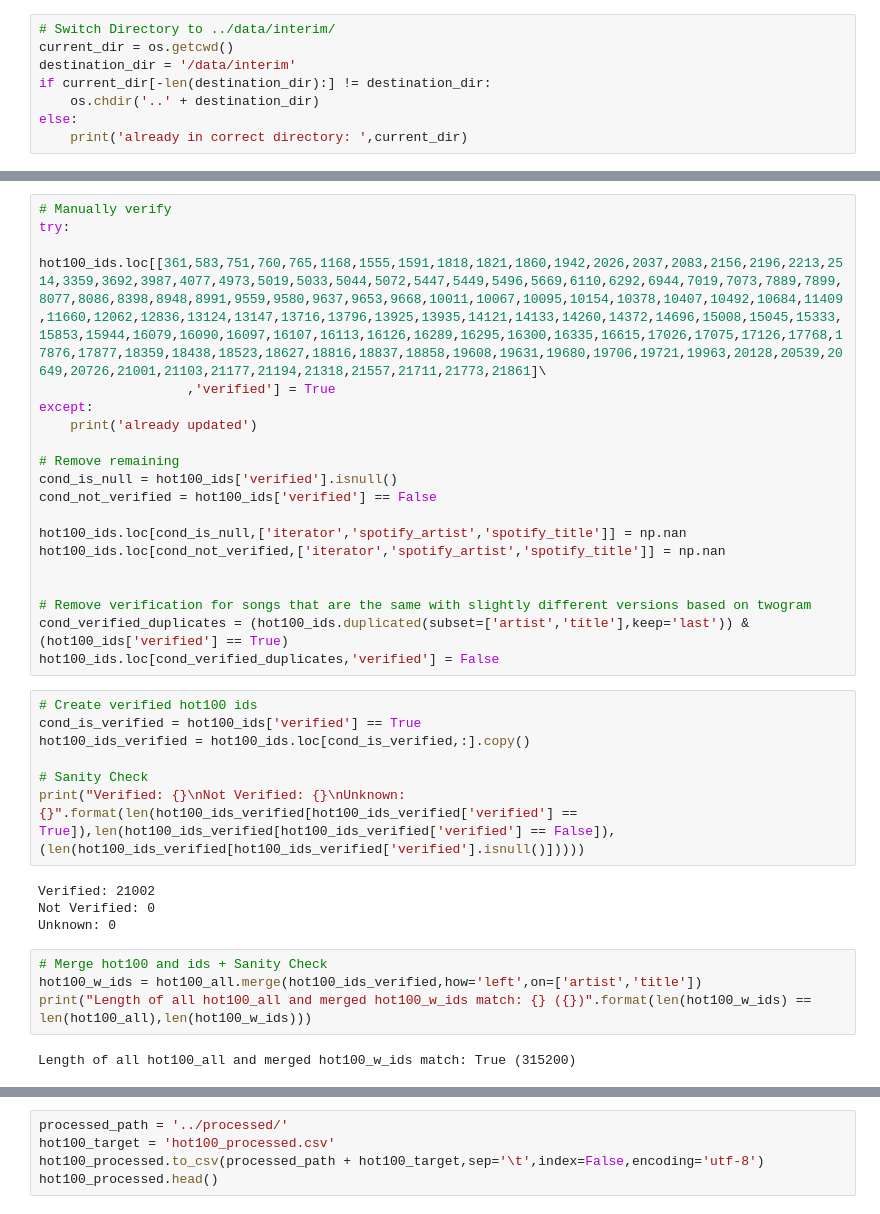
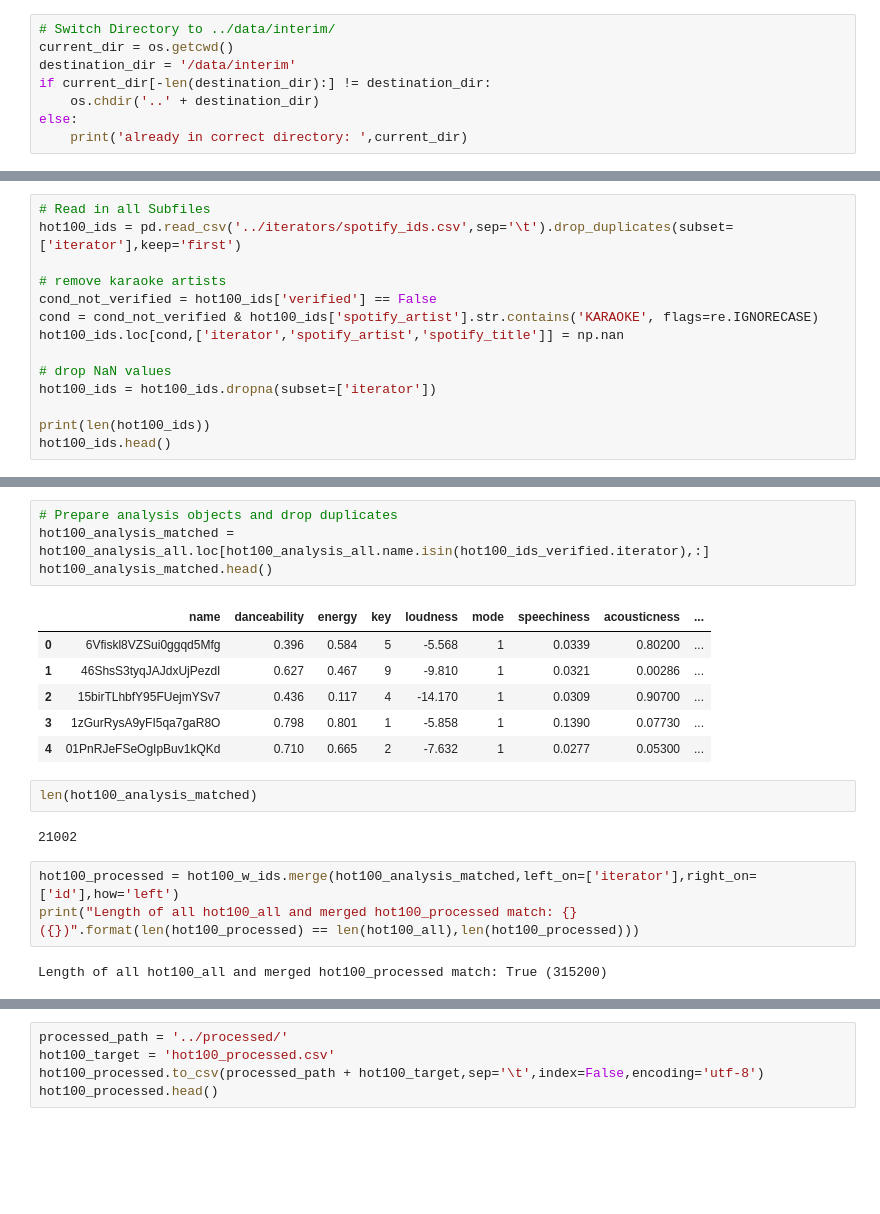
Before and after one commit to Germoe/hit-predictor, a Jupyter notebook: notebooks/_Step 2 Hot 100 Wrangling (Ground Truth).ipynb, the cells around one changed output, grey strips where cells are left out. Drawn from its saved outputs; the diff is of its cells as text; blank space fills up the shorter version.

```diff
--- a/notebooks/Hot 100 Wrangling.ipynb
+++ b/notebooks/_Step 2 Hot 100 Wrangling (Ground Truth).ipynb
@@ -43,0 +47,14 @@ hot100_all.head()
+# %%
+# Read in all Subfiles
+hot100_ids = pd.read_csv('../iterators/spotify_ids.csv',sep='\t').drop_duplicates(subset=['iterator'],keep='first')
+
+# remove karaoke artists
+cond_not_verified = hot100_ids['verified'] == False
+cond = cond_not_verified & hot100_ids['spotify_artist'].str.contains('KARAOKE', flags=re.IGNORECASE)
+hot100_ids.loc[cond,['iterator','spotify_artist','spotify_title']] = np.nan
+
+# drop NaN values
+hot100_ids = hot100_ids.dropna(subset=['iterator'])
+
+print(len(hot100_ids))
+hot100_ids.head()
@@ -207,36 +240,20 @@ hot100_ids[hot100_ids['verified'].isnull()]
-# %%
-# Manually verify
-try:
-    hot100_ids.loc[[361,583,751,760,765,1168,1555,1591,1818,1821,1860,1942,2026,2037,2083,2156,2196,2213,2514,3359,3692,3987,4077,4973,5019,5033,5044,5072,5447,5449,5496,5669,6110,6292,6944,7019,7073,7889,7899,8077,8086,8398,8948,8991,9559,9580,9637,9653,9668,10011,10067,10095,10154,10378,10407,10492,10684,11409,11660,12062,12836,13124,13147,13716,13796,13925,13935,14121,14133,14260,14372,14696,15008,15045,15333,15853,15944,16079,16090,16097,16107,16113,16126,16289,16295,16300,16335,16615,17026,17075,17126,17768,17876,17877,18359,18438,18523,18627,18816,18837,18858,19608,19631,19680,19706,19721,19963,20128,20539,20649,20726,21001,21103,21177,21194,21318,21557,21711,21773,21861]\
-                   ,'verified'] = True
-except:
-    print('already updated')
-
-# Remove remaining
-cond_is_null = hot100_ids['verified'].isnull()
-cond_not_verified = hot100_ids['verified'] == False
-
-hot100_ids.loc[cond_is_null,['iterator','spotify_artist','spotify_title']] = np.nan
-hot100_ids.loc[cond_not_verified,['iterator','spotify_artist','spotify_title']] = np.nan
-
-
-# Remove verification for songs that are the same with slightly different versions based on twogram
-cond_verified_duplicates = (hot100_ids.duplicated(subset=['artist','title'],keep='last')) & (hot100_ids['verified'] == True)
-hot100_ids.loc[cond_verified_duplicates,'verified'] = False
-# %%
-# Create verified hot100 ids
-cond_is_verified = hot100_ids['verified'] == True
-hot100_ids_verified = hot100_ids.loc[cond_is_verified,:].copy()
-
-# Sanity Check
-print("Verified: {}\nNot Verified: {}\nUnknown: {}".format(len(hot100_ids_verified[hot100_ids_verified['verified'] == True]),len(hot100_ids_verified[hot100_ids_verified['verified'] == False]),(len(hot100_ids_verified[hot100_ids_verified['verified'].isnull()]))))
-# %% [output]
-Verified: 21002
-Not Verified: 0
-Unknown: 0
+# %%
+# Prepare analysis objects and drop duplicates
+hot100_analysis_matched = hot100_analysis_all.loc[hot100_analysis_all.name.isin(hot100_ids_verified.iterator),:]
+hot100_analysis_matched.head()
+# %% [output]
+|  | name | danceability | energy | key | loudness | mode | speechiness | acousticness | ... |
+| 0 | 6Vfiskl8VZSui0ggqd5Mfg | 0.396 | 0.584 | 5 | -5.568 | 1 | 0.0339 | 0.80200 | ... |
+| 1 | 46ShsS3tyqJAJdxUjPezdI | 0.627 | 0.467 | 9 | -9.810 | 1 | 0.0321 | 0.00286 | ... |
+| 2 | 15birTLhbfY95FUejmYSv7 | 0.436 | 0.117 | 4 | -14.170 | 1 | 0.0309 | 0.90700 | ... |
+| 3 | 1zGurRysA9yFI5qa7gaR8O | 0.798 | 0.801 | 1 | -5.858 | 1 | 0.1390 | 0.07730 | ... |
+| 4 | 01PnRJeFSeOgIpBuv1kQKd | 0.710 | 0.665 | 2 | -7.632 | 1 | 0.0277 | 0.05300 | ... |
+# %%
+len(hot100_analysis_matched)
+# %% [output]
+21002
 # %%
-# Merge hot100 and ids + Sanity Check
-hot100_w_ids = hot100_all.merge(hot100_ids_verified,how='left',on=['artist','title'])
-print("Length of all hot100_all and merged hot100_w_ids match: {} ({})".format(len(hot100_w_ids) == len(hot100_all),len(hot100_w_ids)))
+hot100_processed = hot100_w_ids.merge(hot100_analysis_matched,left_on=['iterator'],right_on=['id'],how='left')
+print("Length of all hot100_all and merged hot100_processed match: {} ({})".format(len(hot100_processed) == len(hot100_all),len(hot100_processed)))
 # %% [output]
-Length of all hot100_all and merged hot100_w_ids match: True (315200)
+Length of all hot100_all and merged hot100_processed match: True (315200)
```
Also changed, not shown: parts of 26 cells of this notebook, 12 other files.
